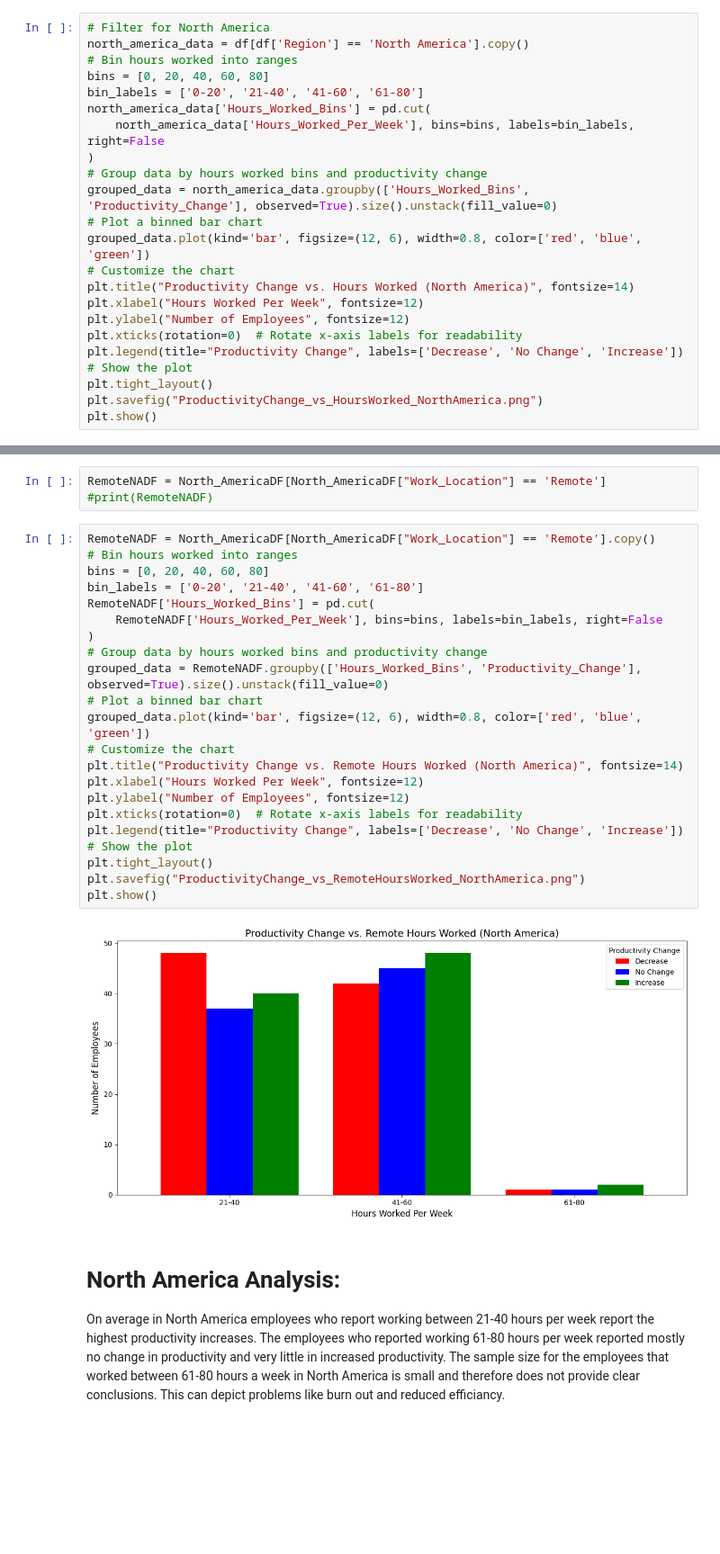
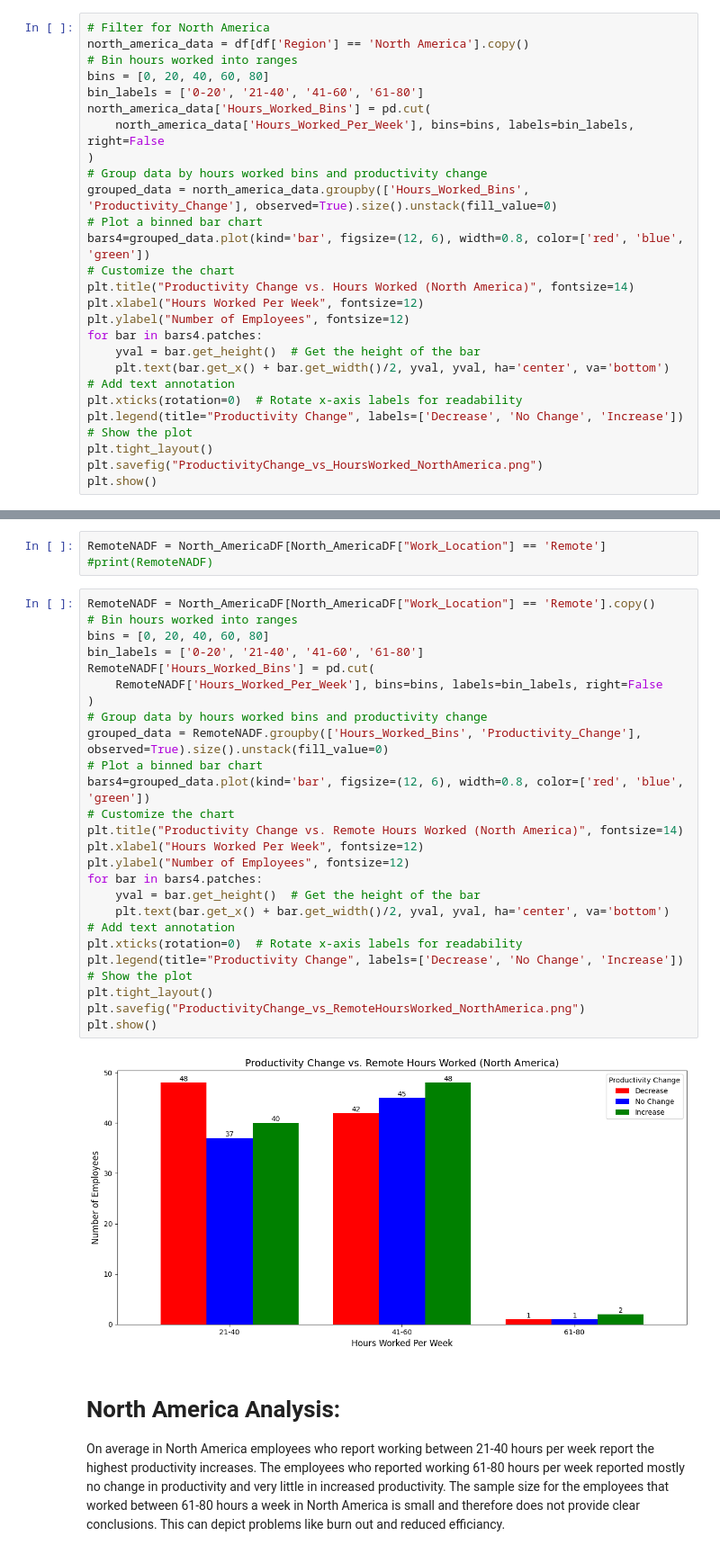
Before and after one commit to ErikaD88/Remote_Work_Mental_Health_Impact, a Jupyter notebook: project1_task.ipynb, the cells around one changed output, grey strips where cells are left out. Shown at 90% size. Drawn from its saved outputs; the diff is of its cells as text; blank space fills up the shorter version.

```diff
--- a/project1_task.ipynb
+++ b/project1_task.ipynb
@@ -36,11 +36,14 @@ north_america_data['Hours_Worked_Bins'] = pd.cut(
 # Group data by hours worked bins and productivity change
 grouped_data = north_america_data.groupby(['Hours_Worked_Bins', 'Productivity_Change'], observed=True).size().unstack(fill_value=0)
 # Plot a binned bar chart
-grouped_data.plot(kind='bar', figsize=(12, 6), width=0.8, color=['red', 'blue', 'green'])
+bars4=grouped_data.plot(kind='bar', figsize=(12, 6), width=0.8, color=['red', 'blue', 'green'])
 # Customize the chart
 plt.title("Productivity Change vs. Hours Worked (North America)", fontsize=14)
 plt.xlabel("Hours Worked Per Week", fontsize=12)
 plt.ylabel("Number of Employees", fontsize=12)
+for bar in bars4.patches:
+    yval = bar.get_height()  # Get the height of the bar
+    plt.text(bar.get_x() + bar.get_width()/2, yval, yval, ha='center', va='bottom')  # Add text annotation
 plt.xticks(rotation=0)  # Rotate x-axis labels for readability
 plt.legend(title="Productivity Change", labels=['Decrease', 'No Change', 'Increase'])
 # Show the plot
@@ -55,27 +58,30 @@ RemoteNADF = North_AmericaDF[North_AmericaDF["Work_Location"] == 'Remote']
 # %%
 RemoteNADF = North_AmericaDF[North_AmericaDF["Work_Location"] == 'Remote'].copy()
 # Bin hours worked into ranges
 bins = [0, 20, 40, 60, 80]
 bin_labels = ['0-20', '21-40', '41-60', '61-80']
 RemoteNADF['Hours_Worked_Bins'] = pd.cut(
     RemoteNADF['Hours_Worked_Per_Week'], bins=bins, labels=bin_labels, right=False
 )
 # Group data by hours worked bins and productivity change
 grouped_data = RemoteNADF.groupby(['Hours_Worked_Bins', 'Productivity_Change'], observed=True).size().unstack(fill_value=0)
 # Plot a binned bar chart
-grouped_data.plot(kind='bar', figsize=(12, 6), width=0.8, color=['red', 'blue', 'green'])
+bars4=grouped_data.plot(kind='bar', figsize=(12, 6), width=0.8, color=['red', 'blue', 'green'])
 # Customize the chart
 plt.title("Productivity Change vs. Remote Hours Worked (North America)", fontsize=14)
 plt.xlabel("Hours Worked Per Week", fontsize=12)
 plt.ylabel("Number of Employees", fontsize=12)
+for bar in bars4.patches:
+    yval = bar.get_height()  # Get the height of the bar
+    plt.text(bar.get_x() + bar.get_width()/2, yval, yval, ha='center', va='bottom')  # Add text annotation
 plt.xticks(rotation=0)  # Rotate x-axis labels for readability
 plt.legend(title="Productivity Change", labels=['Decrease', 'No Change', 'Increase'])
 # Show the plot
 plt.tight_layout()
 plt.savefig("ProductivityChange_vs_RemoteHoursWorked_NorthAmerica.png")
 plt.show()
 # %% [output]
-[figure, old version]
+[figure, new version]
 # %% [markdown]
 # North America Analysis:
 On average in North America employees who report working between 21-40 hours per week report the highest productivity increases. The employees who reported working 61-80 hours per week reported mostly no change in productivity and very little in increased productivity. The sample size for the employees that worked between 61-80 hours a week in North America is small and therefore does not provide clear conclusions. This can depict problems like burn out and reduced efficiancy.
```
Also changed, not shown: parts of 5 cells of this notebook, 4 other files.
